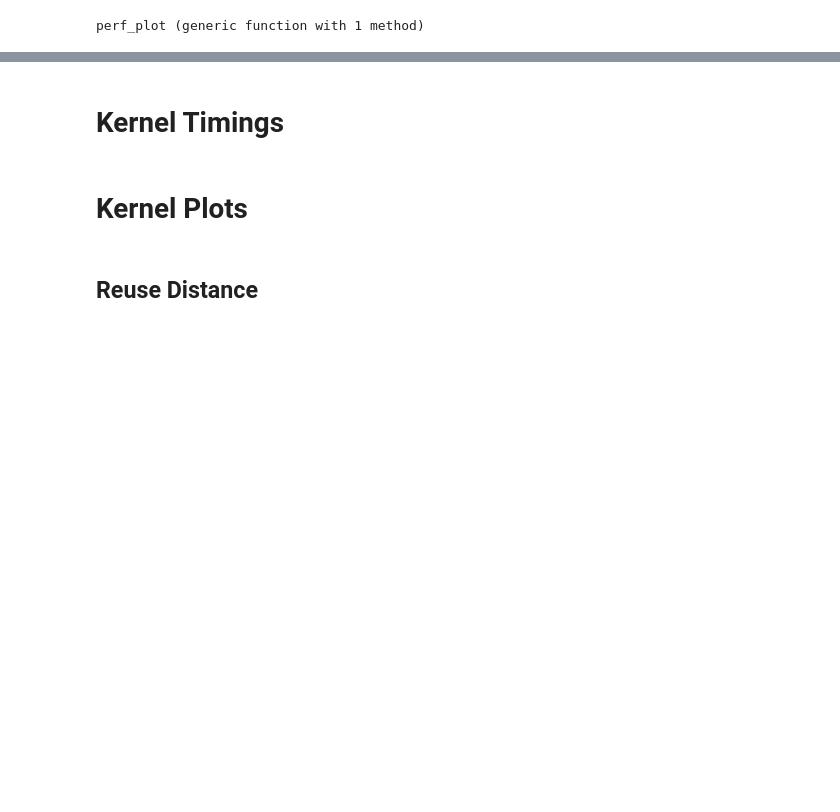
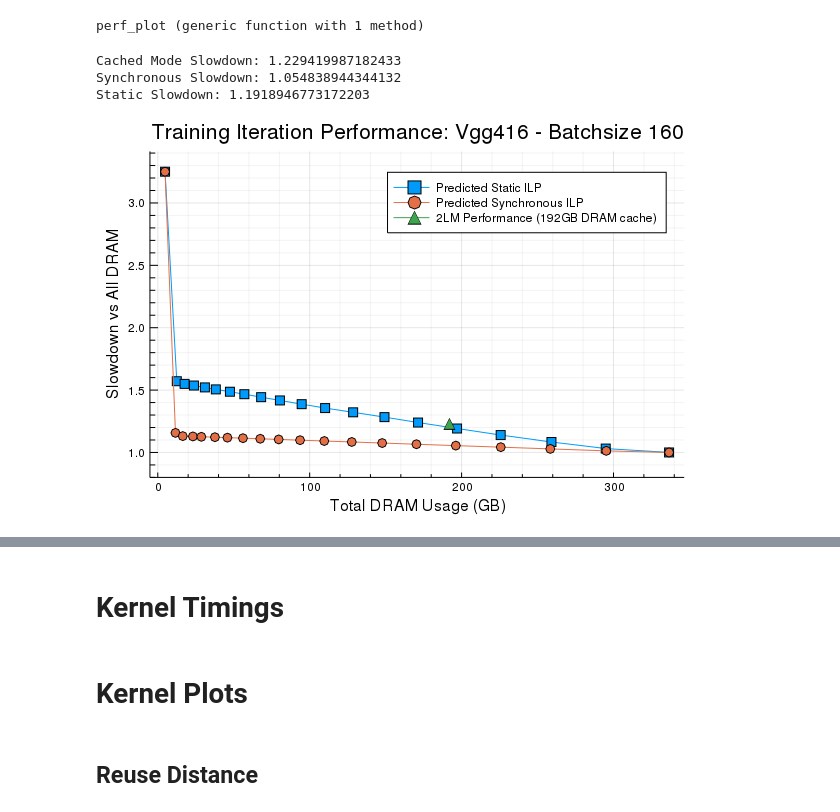
Before and after one commit to darchr/ml-tools, a Jupyter notebook: ngraph/notebooks/TheOneRing.ipynb, the cells around one changed output, grey strips where cells are left out. Saved outputs shown, nothing was run; the diff lists cells and outputs as text; code cells hidden in the pictures; blank space fills up the shorter version.

```diff
--- a/ngraph/notebooks/TheOneRing.ipynb
+++ b/ngraph/notebooks/TheOneRing.ipynb
@@ -65,3 +95,24 @@ function perf_plot(simple, synchronous; use_predicted = false, title = "", subtr
 end
 # %% [output]
 perf_plot (generic function with 1 method)
+# %%
+simple_data = deserialize("serials/skipped_static_vgg416_160.jls")
+synchronous_data = deserialize("serials/skipped_synchronous_vgg416_160.jls")
+title = "Training Iteration Performance: Vgg416 - Batchsize 160"
+
+cached_mode = (192, 341.6)
+
+perf_plot(
+    simple_data,
+    synchronous_data;
+    use_predicted_simple = true,
+    use_predicted_synchronous = true,
+    title = title,
+    subtract_movetime = false,
+    cached_mode = cached_mode,
+)
+# %% [output]
+Cached Mode Slowdown: 1.229419987182433
+Synchronous Slowdown: 1.054838944344132
+Static Slowdown: 1.1918946773172203
+[figure, added]
```
Also changed, not shown: parts of 9 cells of this notebook, 15 other files.
